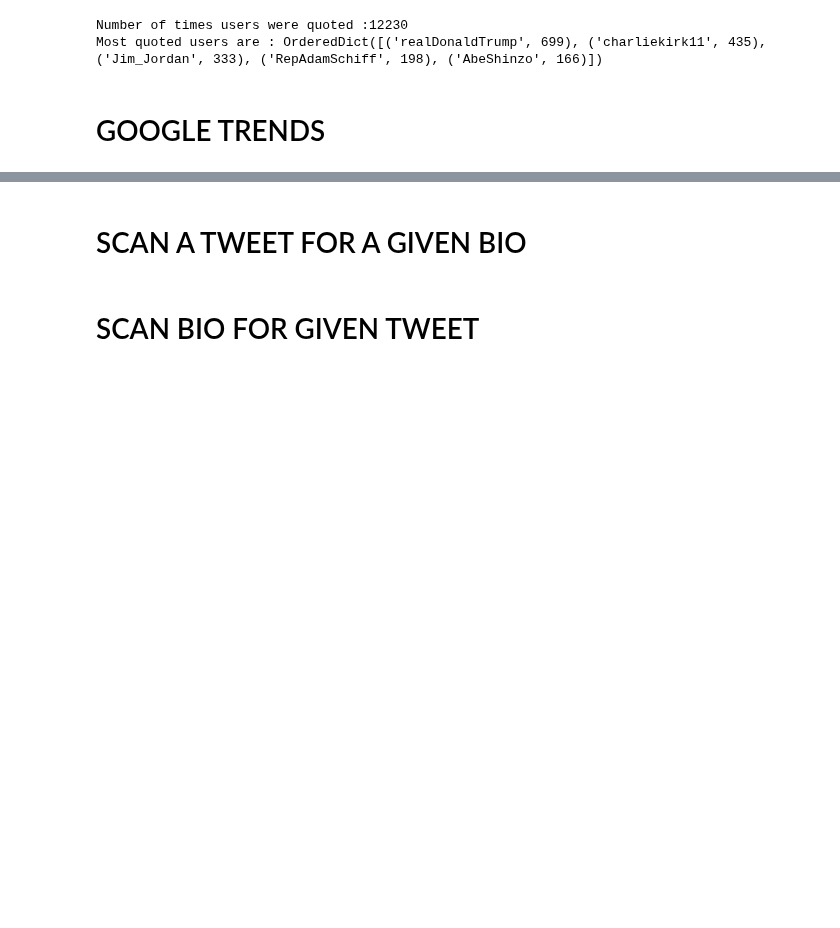
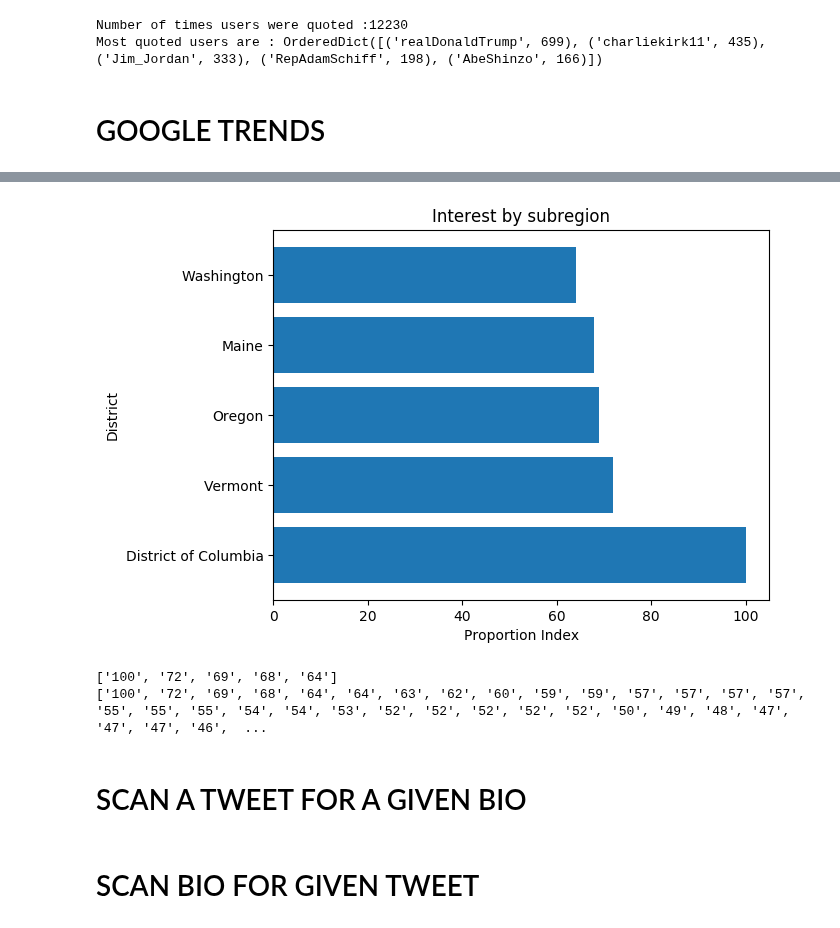
Before and after one commit to murchie85/TRUMP-TWITTER-ANALYTICS, a Jupyter notebook: TRUMP HISTORICAL ANALYSIS.ipynb, the cells around one changed output, grey strips where cells are left out. Cells and saved outputs as stored; diff of their text form; code cells hidden in the pictures; blank space fills up the shorter version.

```diff
--- a/TRUMP HISTORICAL ANALYSIS.ipynb
+++ b/TRUMP HISTORICAL ANALYSIS.ipynb
@@ -1002,3 +997,39 @@ plt.show()
+# %%
+import csv
+import matplotlib.pyplot as plt; plt.rcdefaults()
+import numpy as np
+import matplotlib.pyplot as plt
+
+with open('geoMap.csv', newline='') as csvfile:
+    data = list(csv.reader(csvfile))
+google =data[3:]
+
+places = []
+values = []
+for x in range(0, len(google)):
+    places.append(str(google[x][0]))
+    values.append(google[x][1])
+
+places = places[0:5]
+values = values[0:5]
+
+# this is for plotting purpose
+index = np.arange(len(places))
+plt.barh(index, values)
+plt.ylabel('District', fontsize=10)
+plt.xlabel('Proportion Index', fontsize=10)
+plt.yticks(index, places, fontsize=10, rotation=0)
+plt.title('Interest by subregion')
+plt.savefig("gcompare")
+plt.show()
+# %% [output]
+[figure, added]
+# %%
+print(values[0:5])
+print(values)
+# %% [output]
+['100', '72', '69', '68', '64']
+['100', '72', '69', '68', '64', '64', '63', '62', '60', '59', '59', '57', '57', '57', '57', '55', '55', '55', '54', '54', '53', '52', '52', '52', '52', '52', '50', '49', '48', '47', '47', '47', '46',  ...
 # %% [markdown]
 # SCAN A TWEET FOR A GIVEN BIO
 # %%
```
Also changed, not shown: parts of 1 cell of this notebook, 4 other files.
